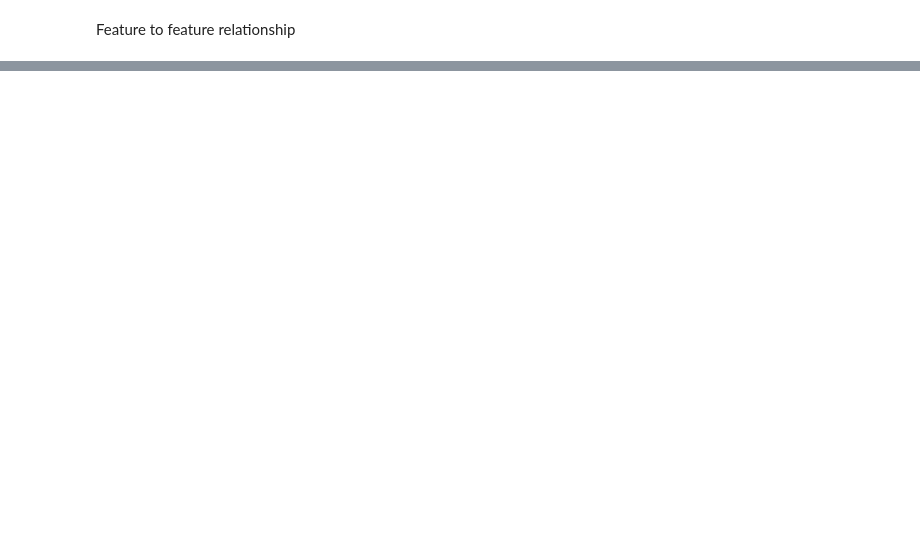
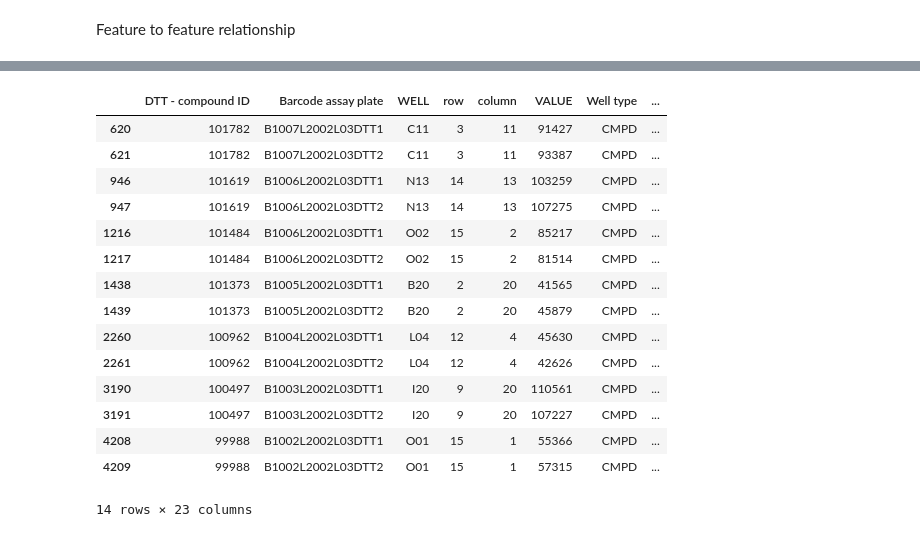
Before and after one commit to zuzg/drug-screening, a Jupyter notebook: notebooks/eda.ipynb, the cells around one changed output, grey strips where cells are left out. Cells and saved outputs as stored; diff of their text form; code cells hidden in the pictures; blank space fills up the shorter version.

```diff
--- a/notebooks/eda.ipynb
+++ b/notebooks/eda.ipynb
@@ -136,0 +193,7 @@ corr.style.background_gradient()
+# %%
+df_ros1 = pd.read_excel('../data/raw/ROS1_all data randomised.xlsx')
+df_hits_dtt = pd.read_excel('../data/raw/ROS hits - anonymised.xlsx', 0)
+df_hits_tcep = pd.read_excel('../data/raw/ROS hits - anonymised.xlsx', 1)
+df_hits_hrp = pd.read_excel('../data/raw/ROS hits - anonymised.xlsx', 2)
+df_ros1_dtt = pd.read_excel('../data/raw/ROS1_DTT_fanonymised_limited.xlsx')
+df_ros2_hrp = pd.read_excel('../data/raw/ROS2_HRP anonymised limited.xlsx')
@@ -136,0 +367,3 @@ corr.style.background_gradient()
+# %%
+common_id = set(df_hits_dtt['DTT - compound ID']).intersection(set(df_ros1_dtt['DTT  - compound ID']))
+print("ID common in ROS1 DTT and ROS hits DTT: ", common_id)
@@ -136,0 +384,20 @@ corr.style.background_gradient()
+# %%
+common_ros = df_ros1_dtt[(df_ros1_dtt['DTT  - compound ID'].isin(common_id))]
+common_ros
+# %% [output]
+|  | DTT - compound ID | Barcode assay plate | WELL | row | column | VALUE | Well type | ... |
+| 620 | 101782 | B1007L2002L03DTT1 | C11 | 3 | 11 | 91427 | CMPD | ... |
+| 621 | 101782 | B1007L2002L03DTT2 | C11 | 3 | 11 | 93387 | CMPD | ... |
+| 946 | 101619 | B1006L2002L03DTT1 | N13 | 14 | 13 | 103259 | CMPD | ... |
+| 947 | 101619 | B1006L2002L03DTT2 | N13 | 14 | 13 | 107275 | CMPD | ... |
+| 1216 | 101484 | B1006L2002L03DTT1 | O02 | 15 | 2 | 85217 | CMPD | ... |
+| 1217 | 101484 | B1006L2002L03DTT2 | O02 | 15 | 2 | 81514 | CMPD | ... |
+| 1438 | 101373 | B1005L2002L03DTT1 | B20 | 2 | 20 | 41565 | CMPD | ... |
+| 1439 | 101373 | B1005L2002L03DTT2 | B20 | 2 | 20 | 45879 | CMPD | ... |
+| 2260 | 100962 | B1004L2002L03DTT1 | L04 | 12 | 4 | 45630 | CMPD | ... |
+| 2261 | 100962 | B1004L2002L03DTT2 | L04 | 12 | 4 | 42626 | CMPD | ... |
+| 3190 | 100497 | B1003L2002L03DTT1 | I20 | 9 | 20 | 110561 | CMPD | ... |
+| 3191 | 100497 | B1003L2002L03DTT2 | I20 | 9 | 20 | 107227 | CMPD | ... |
+| 4208 | 99988 | B1002L2002L03DTT1 | O01 | 15 | 1 | 55366 | CMPD | ... |
+| 4209 | 99988 | B1002L2002L03DTT2 | O01 | 15 | 1 | 57315 | CMPD | ... |
+14 rows × 23 columns
```
Also changed, not shown: parts of 47 cells of this notebook.
